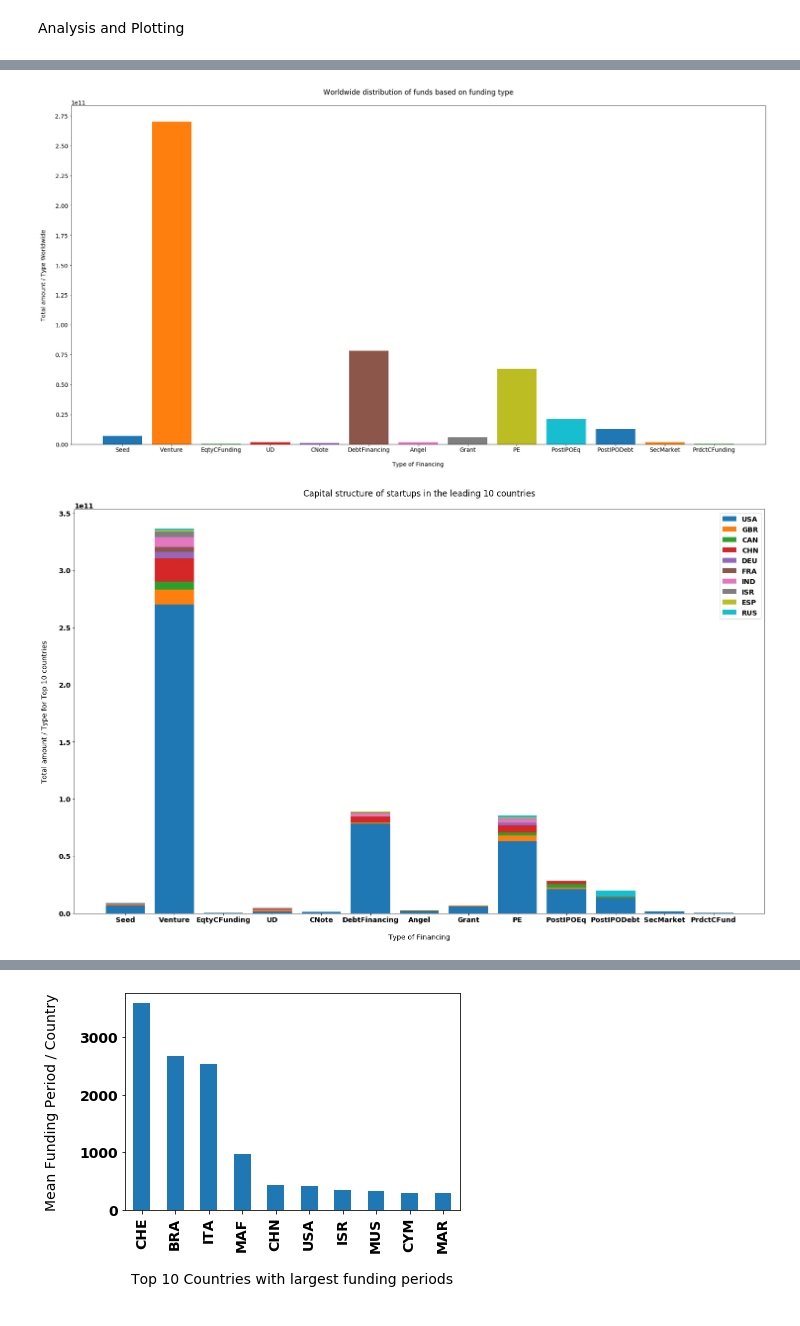
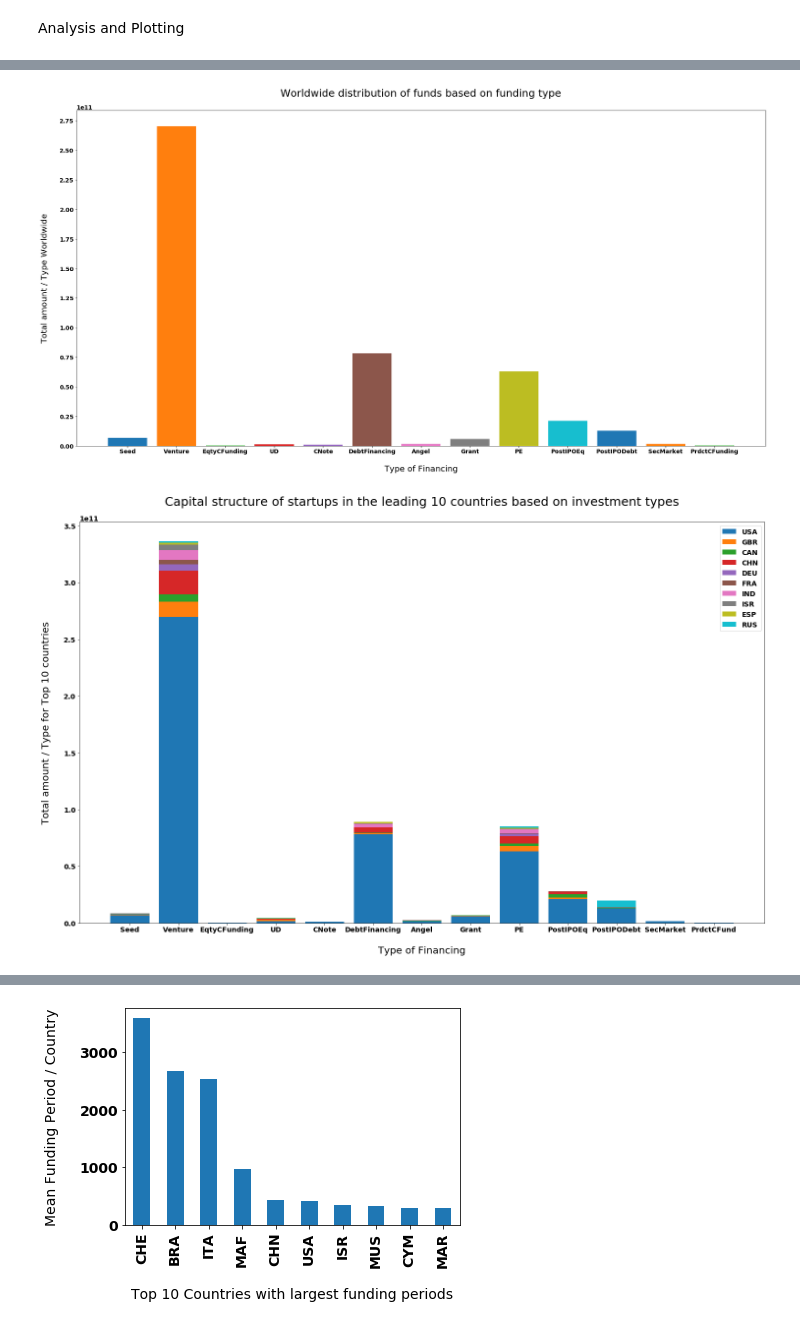
Before and after one commit to EricBui0201/Data_Analytics_Projects, a Jupyter notebook: Global Startup Ecosystem/Jupyter BN Files/GSE_KaggleDS.ipynb, the cells around one changed output, grey strips where cells are left out. Saved outputs shown, nothing was run; the diff lists cells and outputs as text; code cells hidden in the pictures.

```diff
--- a/Global Startup Ecosystem/Jupyter BN Files/GSE_KaggleDS.ipynb
+++ b/Global Startup Ecosystem/Jupyter BN Files/GSE_KaggleDS.ipynb
@@ -188,11 +188,11 @@ fig,ax=plt.subplots(figsize=(30,15))
 for i in range(len(labels)):
     ax.bar(labels[i],x.iloc[:,(i)])
 ax.yaxis.set_ticks(np.arange(0, 300000000000, 25000000000))
-ax.set_xlabel('\nType of Financing')
-ax.set_ylabel('Total amount / Type Worldwide\n')
-ax.set_title('Worldwide distribution of funds based on funding type\n');
+ax.set_xlabel('\nType of Financing', fontsize=20)
+ax.set_ylabel('Total amount / Type Worldwide\n', fontsize=20)
+ax.set_title('Worldwide distribution of funds based on funding type\n', fontsize=25);
 # %% [output]
-[figure, old version]
+[figure, new version]
 # %%
 #PLOT:Distribution of funds based on funding type for each of the Top 10 Countries
 rc('font', weight='bold')
@@ -217,38 +217,38 @@ x8=x.iloc[8,:].to_list()
 x9=x.iloc[9,:].to_list()
 
 bars_1=np.add(x0,x1).tolist()
 bars_2=np.add(bars_1,x2).tolist()
 bars_3=np.add(bars_2,x3).tolist()
 bars_4=np.add(bars_3,x4).tolist()
 bars_5=np.add(bars_4,x5).tolist()
 bars_6=np.add(bars_5,x6).tolist()
 bars_7=np.add(bars_6,x7).tolist()
 bars_8=np.add(bars_7,x8).tolist()
 
 barWidth = 1
 labels_2 = ['Seed', 'Venture', 'EqtyCFunding', 'UD', 'CNote','DebtFinancing','Angel','Grant','PE','PostIPOEq','PostIPODebt','SecMarket','PrdctCFund']
 
 
 fig,ax=plt.subplots(figsize=(25,15))
 
 ax.bar(r,x0)
 ax.bar(r,x1, bottom=x0)
 ax.bar(r,x2, bottom=bars_1)
 ax.bar(r,x3, bottom=bars_2)
 ax.bar(r,x4, bottom=bars_3)
 ax.bar(r,x5, bottom=bars_4)
 ax.bar(r,x6, bottom=bars_5)
 ax.bar(r,x7, bottom=bars_6)
 ax.bar(r,x8, bottom=bars_7)
 ax.bar(r,x9, bottom=bars_8)
 
-plt.xticks(r, labels_2, fontweight='bold')
+plt.xticks(r, labels_2, fontweight='bold', fontsize=14)
 plt.legend(labels)
-ax.set_xlabel('\nType of Financing')
-ax.set_ylabel('Total amount / Type for Top 10 countries\n')
-ax.set_title('Capital structure of startups in the leading 10 countries based on investment types\n');
+ax.set_xlabel('\nType of Financing', fontsize=20)
+ax.set_ylabel('Total amount / Type for Top 10 countries\n', fontsize=20)
+ax.set_title('Capital structure of startups in the leading 10 countries based on investment types\n', fontsize=25);
 # %% [output]
-[figure, old version]
+[figure, new version]
 # %%
 #PLOT:Distribution of funds based on funding type for each of the Top 9 Countries after USA
 rc('font', weight='bold')
```
Also changed, not shown: parts of 5 cells of this notebook, 15 other files.
